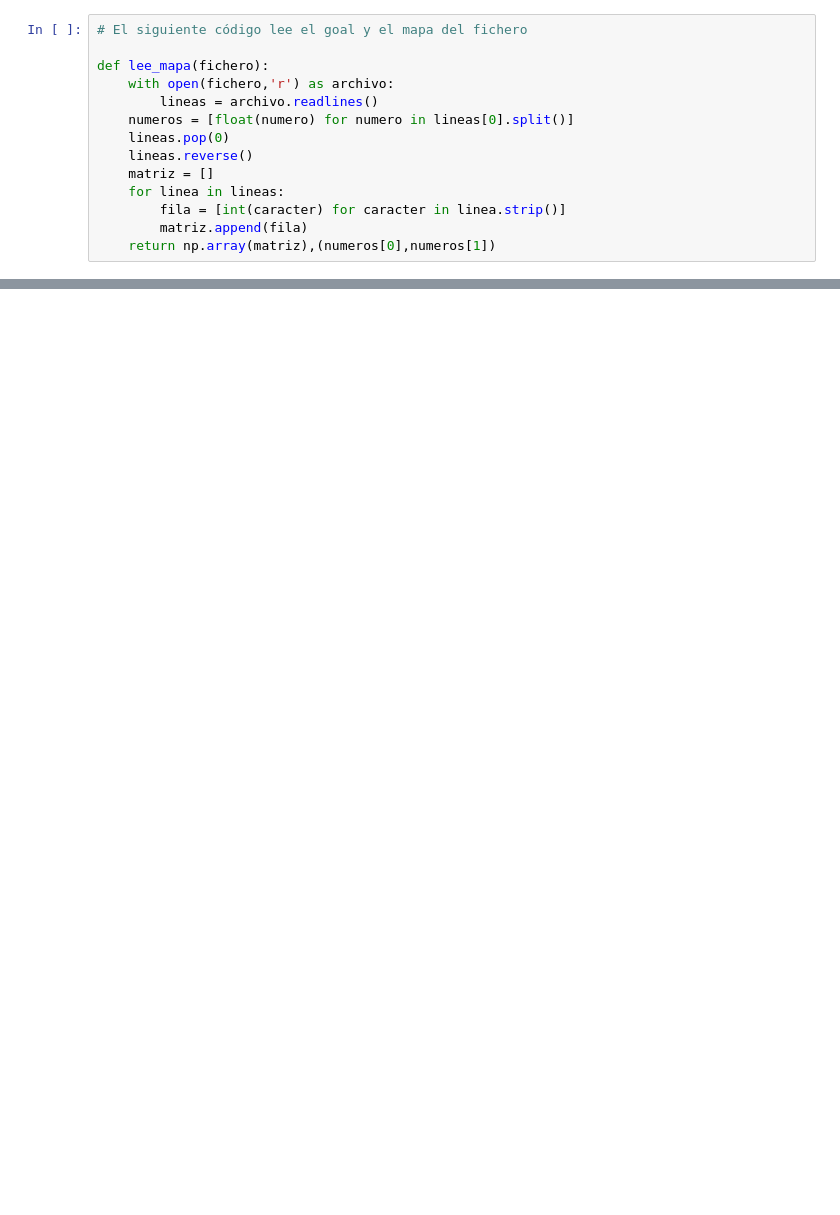
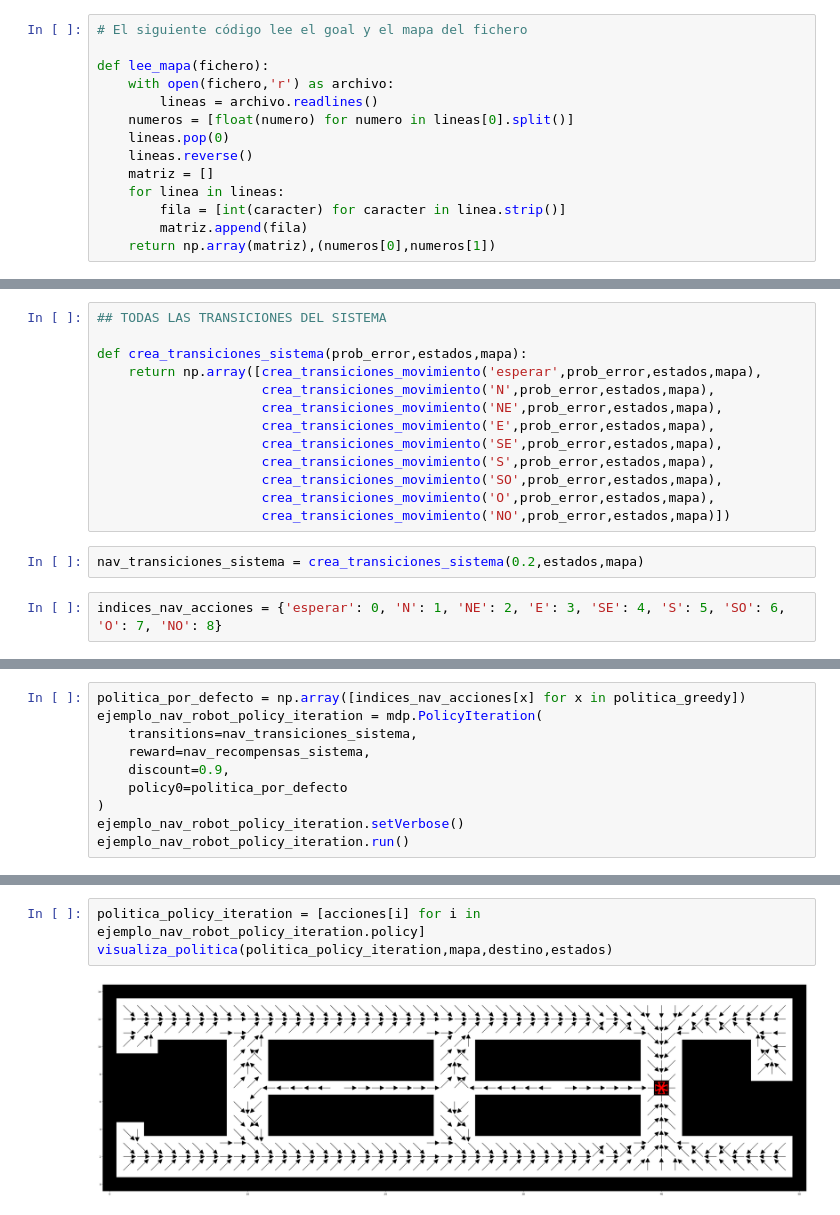
Before and after one commit to rgavira123/AprendizajeRefuerzUS, a Jupyter notebook: src/Q_Learning.ipynb, the cells around one changed output, grey strips where cells are left out. Saved outputs shown, nothing was run; the diff lists cells and outputs as text; blank space fills up the shorter version.

```diff
--- a/src/Q_Learning.ipynb
+++ b/src/Q_Learning.ipynb
@@ -21,0 +205,17 @@ FileNotFoundError: [Errno 2] No such file or directory: 'data/map1.txt'
+# %%
+## TODAS LAS TRANSICIONES DEL SISTEMA
+
+def crea_transiciones_sistema(prob_error,estados,mapa):
+    return np.array([crea_transiciones_movimiento('esperar',prob_error,estados,mapa),
+                     crea_transiciones_movimiento('N',prob_error,estados,mapa),
+                     crea_transiciones_movimiento('NE',prob_error,estados,mapa),
+                     crea_transiciones_movimiento('E',prob_error,estados,mapa),
+                     crea_transiciones_movimiento('SE',prob_error,estados,mapa),
+                     crea_transiciones_movimiento('S',prob_error,estados,mapa),
+                     crea_transiciones_movimiento('SO',prob_error,estados,mapa),
+                     crea_transiciones_movimiento('O',prob_error,estados,mapa),
+                     crea_transiciones_movimiento('NO',prob_error,estados,mapa)])
+# %%
+nav_transiciones_sistema = crea_transiciones_sistema(0.2,estados,mapa)
+# %%
+indices_nav_acciones = {'esperar': 0, 'N': 1, 'NE': 2, 'E': 3, 'SE': 4, 'S': 5, 'SO': 6, 'O': 7, 'NO': 8}
@@ -21,0 +242,10 @@ FileNotFoundError: [Errno 2] No such file or directory: 'data/map1.txt'
+# %%
+politica_por_defecto = np.array([indices_nav_acciones[x] for x in politica_greedy])
+ejemplo_nav_robot_policy_iteration = mdp.PolicyIteration(
+    transitions=nav_transiciones_sistema,
+    reward=nav_recompensas_sistema,
+    discount=0.9,
+    policy0=politica_por_defecto
+)
+ejemplo_nav_robot_policy_iteration.setVerbose()
+ejemplo_nav_robot_policy_iteration.run()
@@ -21,0 +268,5 @@ FileNotFoundError: [Errno 2] No such file or directory: 'data/map1.txt'
+# %%
+politica_policy_iteration = [acciones[i] for i in ejemplo_nav_robot_policy_iteration.policy]
+visualiza_politica(politica_policy_iteration,mapa,destino,estados)
+# %% [output]
+[figure, added]
```
Also changed, not shown: parts of 26 cells of this notebook.
